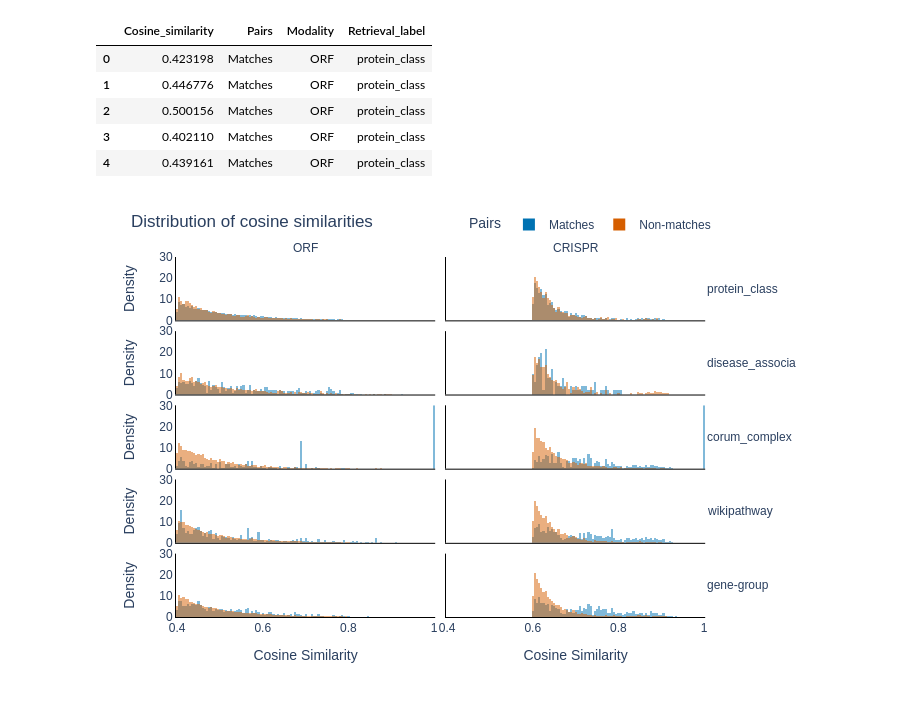
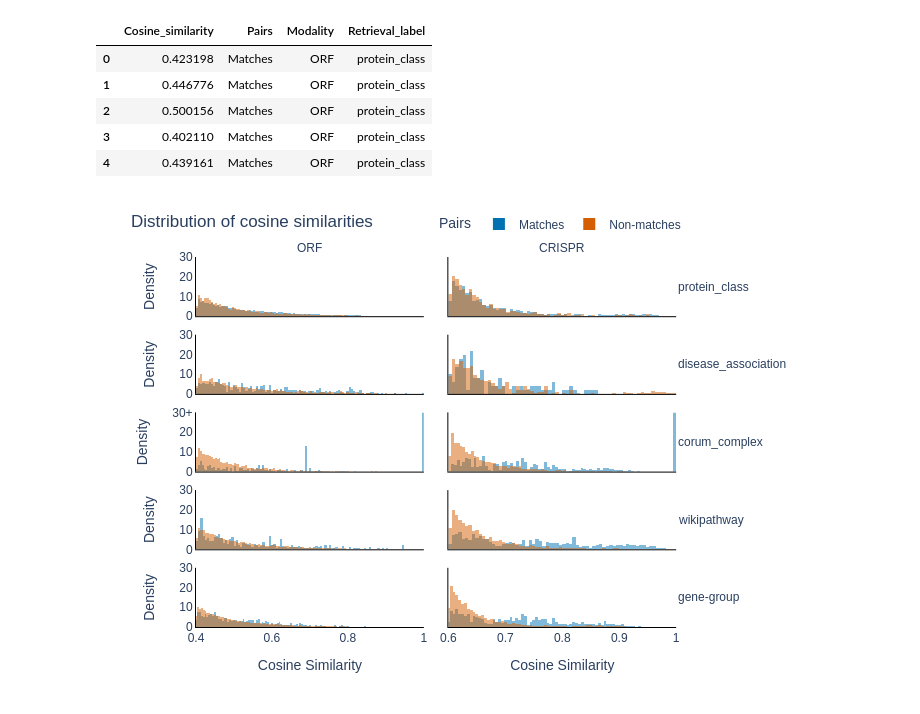
Before and after one commit to jump-cellpainting/2024_Chandrasekaran_Morphmap, a Jupyter notebook: 05.compare-other-data-types/x.all-histograms.ipynb, the cells around one changed output. Cells and saved outputs as stored; diff of their text form; code cells hidden in the pictures.

Commit message:
histogram facet plot

```diff
--- a/05.compare-other-data-types/x.all-histograms.ipynb
+++ b/05.compare-other-data-types/x.all-histograms.ipynb
@@ -37,10 +37,12 @@ fig = px.histogram(
     histnorm="probability density",
     barmode="overlay",
     color_discrete_map=color_discrete_map,
+    facet_row_spacing=0.05,
+    facet_col_spacing=0.05,
 ).update_layout(
     title="Distribution of cosine similarities",
-    xaxis1=dict(title="Cosine Similarity", linecolor="black"),
-    xaxis2=dict(title="Cosine Similarity", linecolor="black"),
+    xaxis1=dict(title="Cosine Similarity", linecolor="black", range=[0.4,1]),
+    xaxis2=dict(title="Cosine Similarity", linecolor="black", range=[0.6,1]),
     xaxis3=dict(linecolor="black"),
     xaxis4=dict(linecolor="black"),
     xaxis5=dict(linecolor="black"),
@@ -48,33 +50,36 @@ fig = px.histogram(
     xaxis7=dict(linecolor="black"),
     xaxis8=dict(linecolor="black"),
     xaxis9=dict(linecolor="black"),
     xaxis10=dict(linecolor="black"),
-    yaxis1=dict(title="Density", linecolor="black", range=[0,30]),
+    yaxis1=dict(title="Density", linecolor="black"),
     yaxis2=dict(linecolor="black"),
     yaxis3=dict(title="Density", linecolor="black"),
     yaxis4=dict(linecolor="black"),
-    yaxis5=dict(title="Density", linecolor="black"),
+    yaxis5=dict(title="Density", linecolor="black", range=[0,30], tickmode='array', tickvals = [0, 10, 20, 30], ticktext = ['0', '10', '20', '30+']),
     yaxis6=dict(linecolor="black"),
     yaxis7=dict(title="Density", linecolor="black"),
     yaxis8=dict(linecolor="black"),
     yaxis9=dict(title="Density", linecolor="black"),
     yaxis10=dict(linecolor="black"),
     plot_bgcolor="white",
     legend=dict(orientation="h", yanchor="bottom", y=1.05, xanchor="right", x=1),
+    margin=dict(l=100, r=110, t=50, b=70)
 )
 
 # Remove facet label name
 
 fig.for_each_annotation(lambda a: a.update(text=a.text.replace("Retrieval_label=", "")))
 fig.for_each_annotation(lambda a: a.update(text=a.text.replace("Modality=", "")))
 
 # Turn facet label
 
 for annotation in fig['layout']['annotations']:
     annotation['textangle']= 0
 
+fig.update_xaxes(matches=None)
+
 fig.show("png")
 fig.write_image("figures/similarity-histogram-all-orfs-crisprs-high-similarity.png", scale=2)
 fig.write_image("figures/similarity-histogram-all-orfs-crisprs-high-similarity.svg", scale=2)
 # %% [output]
-[figure, old version]
+[figure, new version]
```
Also changed, not shown: 2 other files.
